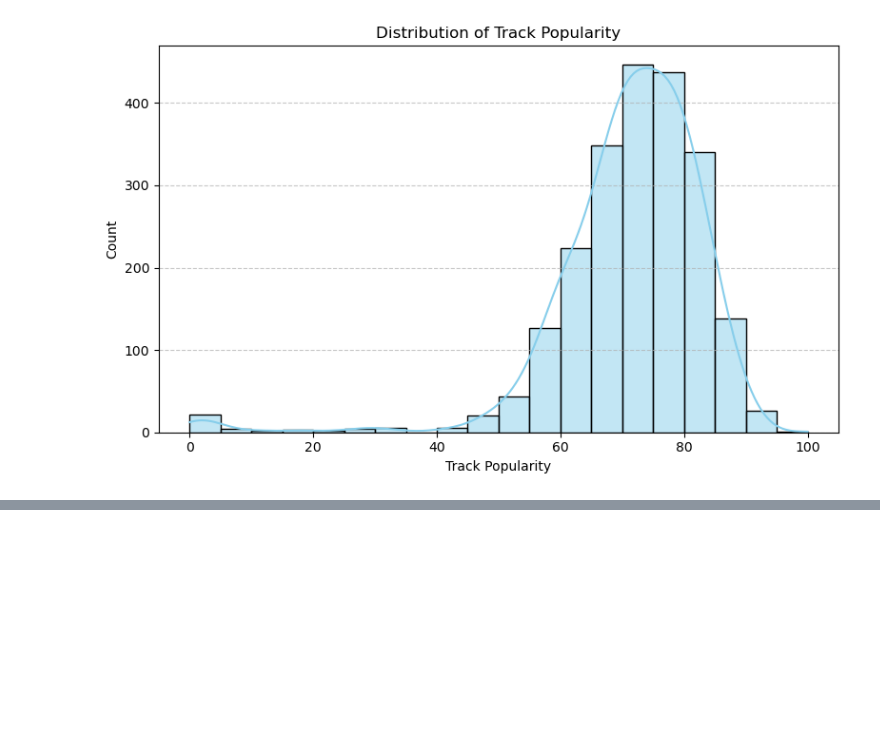
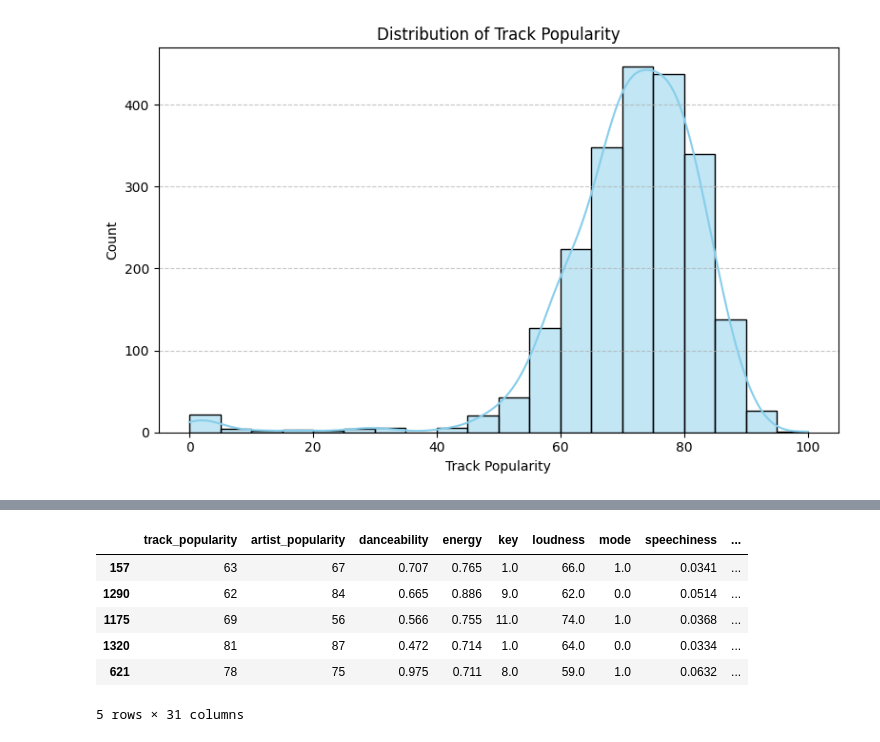
Before and after one commit to luisguareschi/group-project-ml-2, a Jupyter notebook: 01_data_preprocessing.ipynb, the cells around one changed output, grey strips where cells are left out. Cells and saved outputs as stored; diff of their text form; code cells hidden in the pictures; blank space fills up the shorter version.

```diff
--- a/01_data_preprocessing.ipynb
+++ b/01_data_preprocessing.ipynb
@@ -140,0 +150,18 @@ Index(['year', 'track_name', 'track_popularity', 'album', 'artist_name',
+# %%
+# Get the top most popular genres
+
+PERCENTAGE_OF_SONGS = 0.05 # % of the total songs
+MIN_OCCURRENCES = df.shape[0] * PERCENTAGE_OF_SONGS
+
+genre_counts = {}
+
+for genre in genre_list:
+    genre_counts[genre] = df[df['artist_genres'].str.contains(genre)]['artist_genres'].count()
+
+genre_counts = sorted(genre_counts.items(), key=lambda x: x[1], reverse=True)
+# keep only genre with count > MIN_OCCURRENCES
+genre_counts = [item for item in genre_counts if item[1] > MIN_OCCURRENCES]
+
+print(f"Showing only genres with at least {MIN_OCCURRENCES} occurrences: ({PERCENTAGE_OF_SONGS * 100}% of the total songs)")
+for genre, count in genre_counts:
+    print(f"{genre}: {count}")
@@ -140,0 +185,16 @@ Index(['year', 'track_name', 'track_popularity', 'album', 'artist_name',
+# %%
+# Create columns for each genre and set to 1 if the song belongs to that genre, 0 otherwise
+for genre, _ in genre_counts:
+    df[f"genre_{genre}"] = df['artist_genres'].str.contains(genre).astype(int)
+
+df = df.drop(columns=['artist_genres']) # drop the original artist_genres column
+
+df.sample(5)
+# %% [output]
+|  | track_popularity | artist_popularity | danceability | energy | key | loudness | mode | speechiness | ... |
+| 157 | 63 | 67 | 0.707 | 0.765 | 1.0 | 66.0 | 1.0 | 0.0341 | ... |
+| 1290 | 62 | 84 | 0.665 | 0.886 | 9.0 | 62.0 | 0.0 | 0.0514 | ... |
+| 1175 | 69 | 56 | 0.566 | 0.755 | 11.0 | 74.0 | 1.0 | 0.0368 | ... |
+| 1320 | 81 | 87 | 0.472 | 0.714 | 1.0 | 64.0 | 0.0 | 0.0334 | ... |
+| 621 | 78 | 75 | 0.975 | 0.711 | 8.0 | 59.0 | 1.0 | 0.0632 | ... |
+5 rows × 31 columns
```
Also changed, not shown: parts of 30 cells of this notebook.
